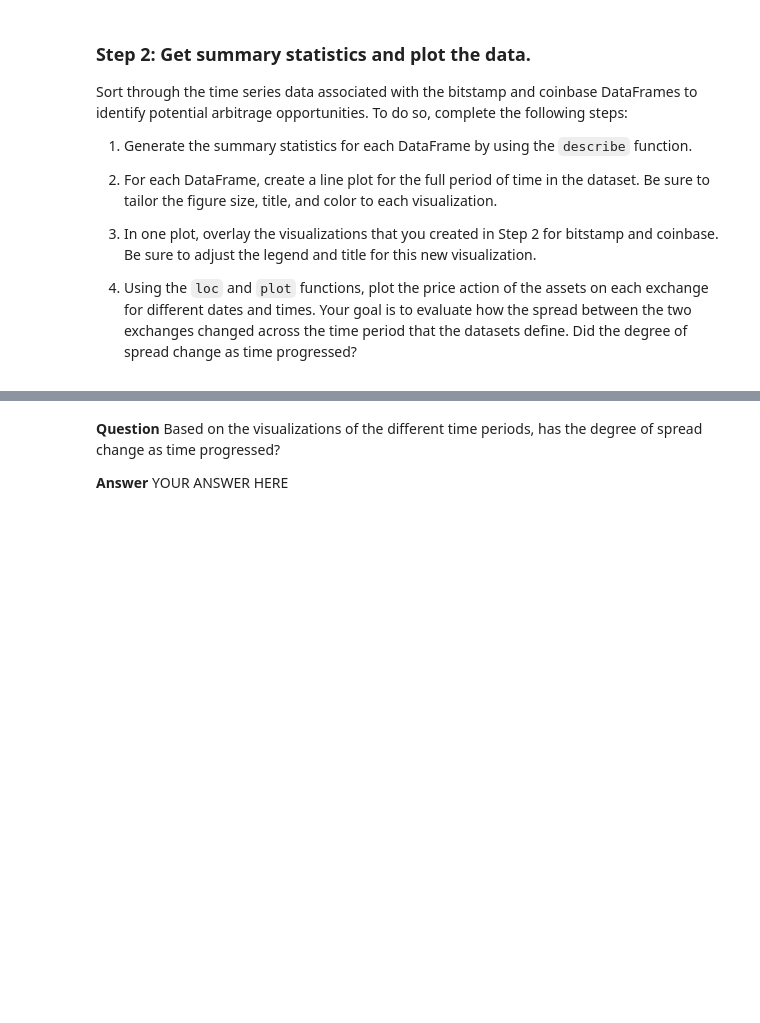
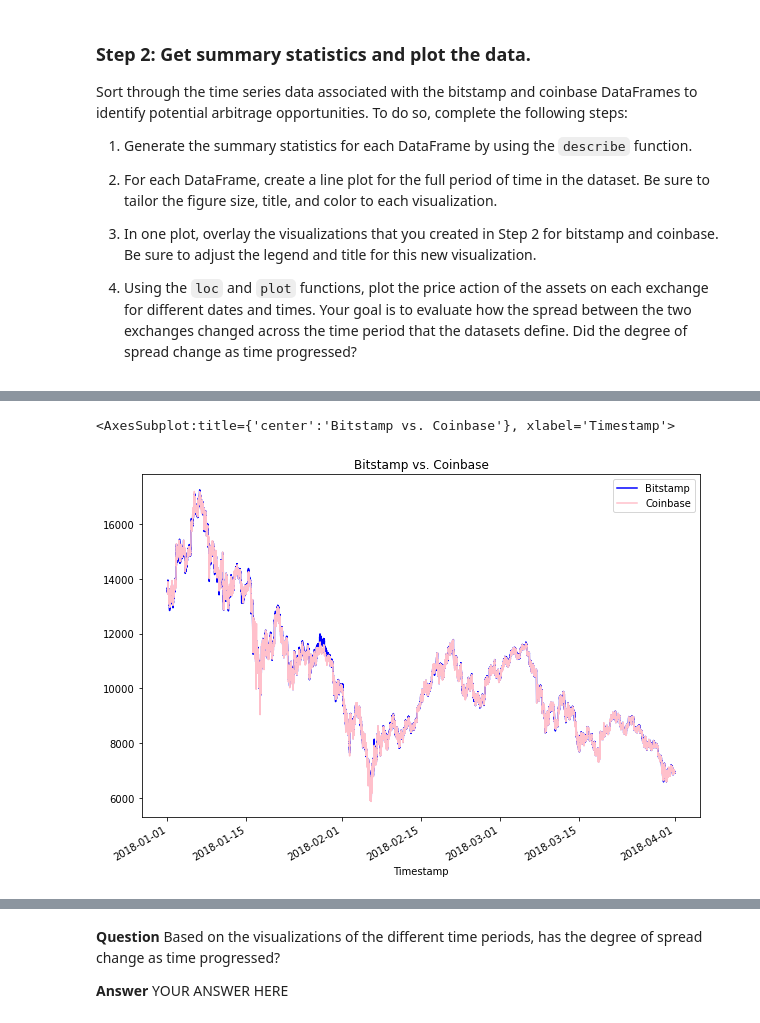
Before and after one commit to nomibold/Module_3_Challenge, a Jupyter notebook: crypto_arbitrage.ipynb, the cells around one changed output, grey strips where cells are left out. Cells and saved outputs as stored; diff of their text form; code cells hidden in the pictures; blank space fills up the shorter version.

```diff
--- a/crypto_arbitrage.ipynb
+++ b/crypto_arbitrage.ipynb
@@ -191,5 +359,9 @@ Sort through the time series data associated with the bitstamp and coinbase Data
 # %%
 # Overlay the visualizations for the bitstamp and coinbase DataFrames in one plot
 # The plot should visualize the prices over the full lenth of the dataset
 # Be sure to include the parameters: legend, figure size, title, and color and label
-# YOUR CODE HERE
+bitstamp_sliced.plot(legend = True, figsize = (10,7), title= "Bitstamp vs. Coinbase", color = "blue", label = "Bitstamp")
+coinbase_sliced.plot(legend = True, figsize = (10,7), color = "pink", label = "Coinbase")
+# %% [output]
+<AxesSubplot:title={'center':'Bitstamp vs. Coinbase'}, xlabel='Timestamp'>
+[figure, added]
```
Also changed, not shown: parts of 82 cells of this notebook.
